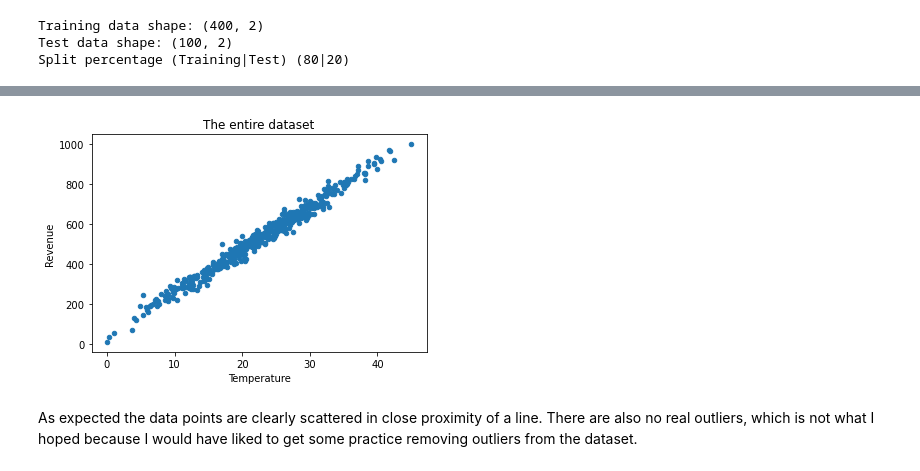
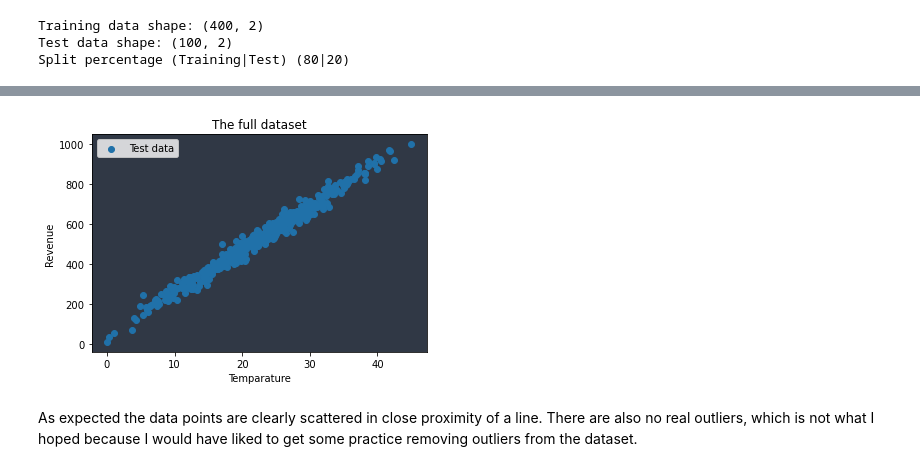
Before and after one commit to MatthijsFontys/AISocietyIndividualProject, a Jupyter notebook: Prologue.ipynb, the cells around one changed output, grey strips where cells are left out. Drawn from its saved outputs; the diff is of its cells as text; code cells hidden in the pictures.

```diff
--- a/Prologue.ipynb
+++ b/Prologue.ipynb
@@ -66,11 +66,31 @@ And obviously the expectation is that the higher the temperature the higher the
 The formula for a line is y = mx+b and my prediction is that the value for b is going to be low as it is the intersection with the y-axis or the value when x = 0 which in this case means 0 degrees celcius.
 # %%
 import matplotlib.pyplot as plt
-df.plot(x ='Temperature', y='Revenue', kind = 'scatter')
-plt.title('The entire dataset')
-plt.show()
+
+# layout for all the graphs
+plt_bg_color = '#303845'
+plt_alpha = 0.08
+plt_outline_color = 'white'
+
+def setup_layout():
+    fig = plt.figure()
+    fig.patch.set_facecolor(plt_outline_color)
+    fig.patch.set_alpha(plt_alpha)
+    ax = fig.add_subplot(1,1,1)
+    ax.set_facecolor(plt_bg_color)
+
+def setup_graph():
+    plt.xlabel('Temparature')
+    plt.ylabel('Revenue')
+    plt.legend(loc='upper left')
+    plt.show()
+
+setup_layout()
+plt.title('The full dataset')
+plt.scatter(df['Temperature'], df['Revenue'], color = '#2071A9', label = 'Test data')
+setup_graph()
 # %% [output]
-[figure, old version]
+[figure, new version]
 # %% [markdown]
 As expected the data points are clearly scattered in close proximity of a line. There are also no real outliers, which is not what I hoped because I would have liked to get some practice removing outliers from the dataset.
 # %% [markdown]
```
Also changed, not shown: parts of 6 cells of this notebook.
